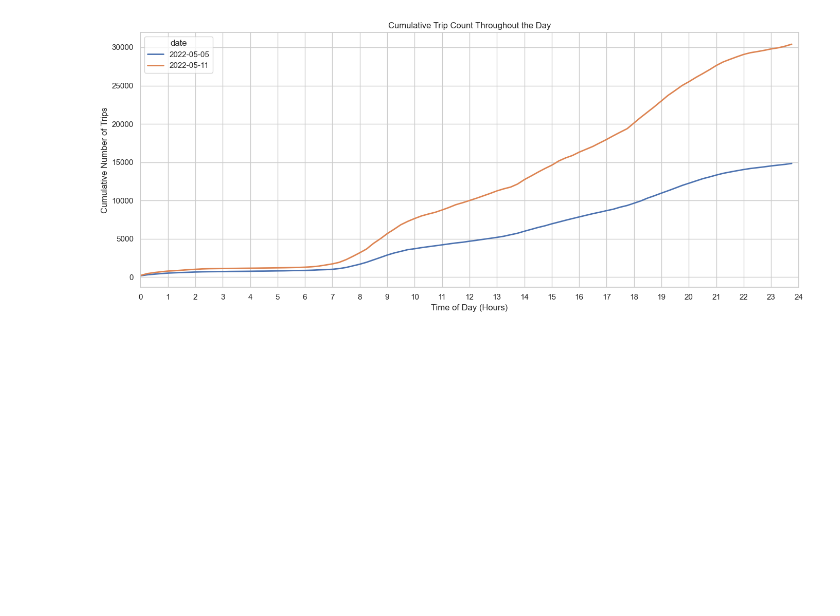
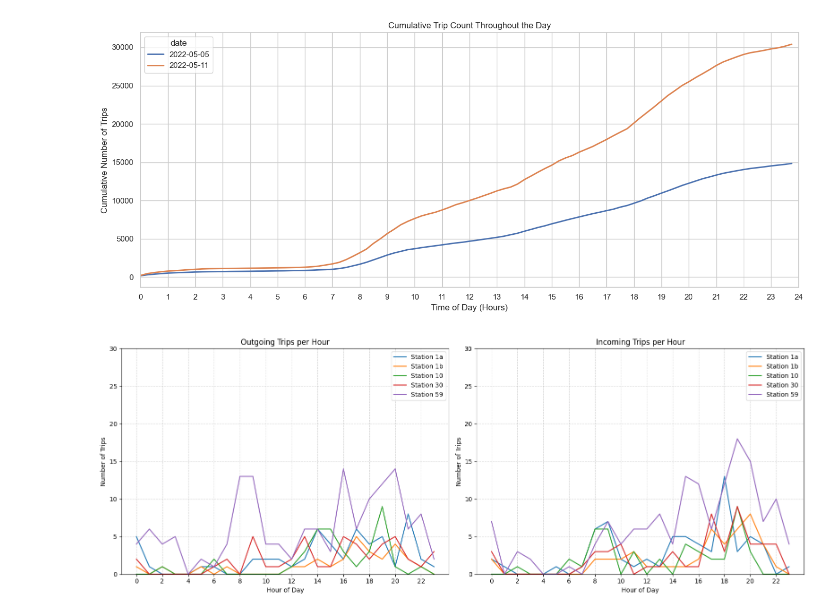
Before and after one commit to IvaNikolova/BikeSharing_project, a Jupyter notebook: data_preparation/plots.ipynb, the cells around one changed output. Saved outputs shown, nothing was run; the diff lists cells and outputs as text; code cells hidden in the pictures; blank space fills up the shorter version.

```diff
--- a/data_preparation/plots.ipynb
+++ b/data_preparation/plots.ipynb
@@ -315,3 +315,62 @@ plt.tight_layout()
 plt.show()
 # %% [output]
 [figure]
+# %%
+# === 8. Number of outgoing and incoming trips per station, per hour for May 5th ===
+import pandas as pd
+import matplotlib.pyplot as plt
+from collections import defaultdict
+
+trips = pd.read_csv("../datasets/all_trips_05_05.csv", parse_dates=["start_time", "end_time"])
+
+trips["start_station_id"] = trips["start_station_id"].astype(str)
+trips["end_station_id"] = trips["end_station_id"].astype(str)
+trips["start_hour"] = trips["start_time"].dt.hour
+trips["end_hour"] = trips["end_time"].dt.hour
+
+# Count trips
+outgoing = defaultdict(lambda: defaultdict(int))
+incoming = defaultdict(lambda: defaultdict(int))
+
+for _, row in trips.iterrows():
+    outgoing[row["start_station_id"]][row["start_hour"]] += 1
+    incoming[row["end_station_id"]][row["end_hour"]] += 1
+
+# Pick stations to inspect
+selected_stations = ["1a", "1b", "10", "30", "59"]
+
+out_df = pd.DataFrame({sid: pd.Series(hour_counts) for sid, hour_counts in outgoing.items() if sid in selected_stations}).fillna(0)
+in_df = pd.DataFrame({sid: pd.Series(hour_counts) for sid, hour_counts in incoming.items() if sid in selected_stations}).fillna(0)
+out_df = out_df.reindex(range(24)).fillna(0)
+in_df = in_df.reindex(range(24)).fillna(0)
+
+plt.figure(figsize=(16, 6))
+
+# Outgoing Trips
+plt.subplot(1, 2, 1)
+for sid in selected_stations:
+    plt.plot(out_df.index, out_df[sid], label=f"Station {sid}")
+plt.title("Outgoing Trips per Hour")
+plt.xlabel("Hour of Day")
+plt.ylabel("Number of Trips")
+plt.ylim(0, 30)
+plt.xticks(range(0, 24, 2))
+plt.grid(True, linestyle='--', alpha=0.5)
+plt.legend()
+
+# Incoming Trips
+plt.subplot(1, 2, 2)
+for sid in selected_stations:
+    plt.plot(in_df.index, in_df[sid], label=f"Station {sid}")
+plt.title("Incoming Trips per Hour")
+plt.xlabel("Hour of Day")
+plt.ylabel("Number of Trips")
+plt.ylim(0, 30)
+plt.xticks(range(0, 24, 2))
+plt.grid(True, linestyle='--', alpha=0.5)
+plt.legend()
+
+plt.tight_layout()
+plt.show()
+# %% [output]
+[figure, added]
```
Also changed, not shown: parts of 1 cell of this notebook, 6 other files.
